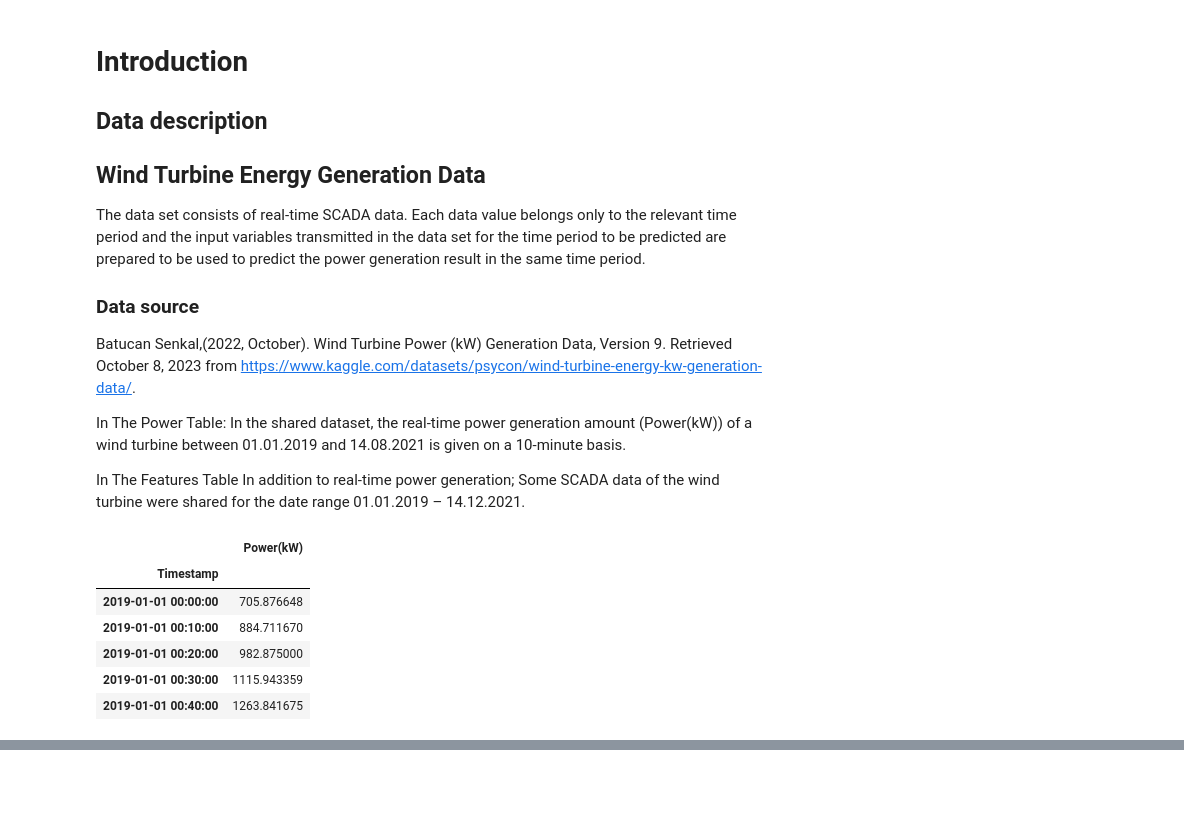
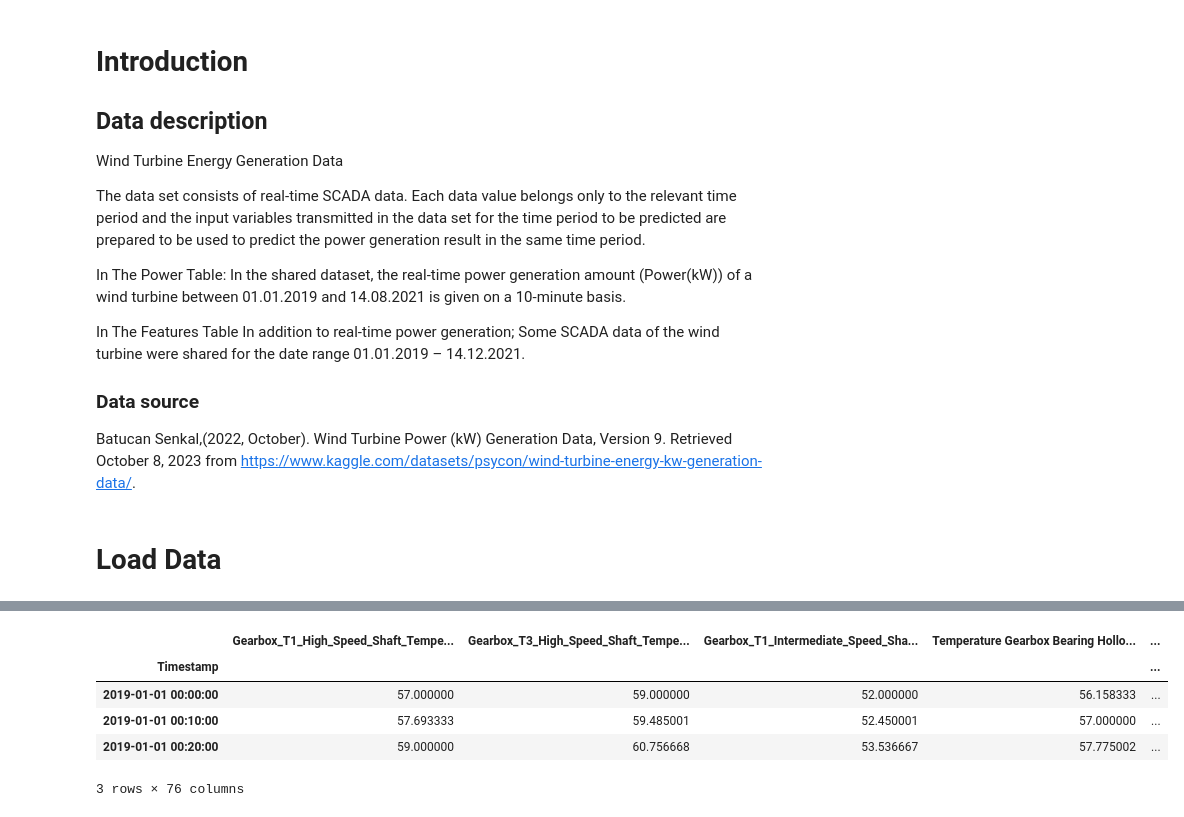
Before and after one commit to arunrajks/time_series_analysis, a Jupyter notebook: wind-turbine-power-forecast.ipynb, the cells around one changed output, grey strips where cells are left out. Saved outputs shown, nothing was run; the diff lists cells and outputs as text; code cells hidden in the pictures; blank space fills up the shorter version.

Commit message:
Kaggle Notebook | Wind_turbine_power_forecast | Version 4

```diff
--- a/wind-turbine-power-forecast.ipynb
+++ b/wind-turbine-power-forecast.ipynb
@@ -1,16 +12,11 @@
 # %% [markdown]
-# Introduction
+# Introduction <a name="introduction"></a>
 
-## Data description
+## Data description <a name="data_description"></a>
 
-## Wind Turbine Energy Generation Data
-
+Wind Turbine Energy Generation Data
 
 The data set consists of real-time SCADA data. Each data value belongs only to the relevant time period and the input variables transmitted in the data set for the time period to be predicted are prepared to be used to predict the power generation result in the same time period.
-
-### Data source
-
-Batucan Senkal,(2022, October). Wind Turbine Power (kW) Generation Data, Version 9. Retrieved October 8, 2023 from https://www.kaggle.com/datasets/psycon/wind-turbine-energy-kw-generation-data/.
 
 
 In The Power Table:
@@ -18,6 +24,10 @@ In the shared dataset, the real-time power generation amount (Power(kW)) of a wi
 
 In The Features Table
 In addition to real-time power generation; Some SCADA data of the wind turbine were shared for the date range 01.01.2019 – 14.12.2021.
+
+### Data source <a name="data_source"></a>
+
+Batucan Senkal,(2022, October). Wind Turbine Power (kW) Generation Data, Version 9. Retrieved October 8, 2023 from https://www.kaggle.com/datasets/psycon/wind-turbine-energy-kw-generation-data/.
 # %%
 import numpy as np
 import pandas as pd
@@ -26,15 +39,2 @@ from prophet import Prophet
 import warnings
 warnings.filterwarnings('ignore')
-# %%
-df=pd.read_csv('/kaggle/input/wind-turbine-energy-kw-generation-data/power.csv')
-df.head()
-df.set_index('Timestamp',inplace=True)
-df.head()
-# %% [output]
-|  | Power(kW) |
-| Timestamp |  |
-| 2019-01-01 00:00:00 | 705.876648 |
-| 2019-01-01 00:10:00 | 884.711670 |
-| 2019-01-01 00:20:00 | 982.875000 |
-| 2019-01-01 00:30:00 | 1115.943359 |
-| 2019-01-01 00:40:00 | 1263.841675 |
@@ -42,0 +41,15 @@ create
+# %% [markdown]
+# Load Data
+# %%
+# loading the power data and converting the timestamp as index
+df_power=pd.read_csv('/kaggle/input/wind-turbine-energy-kw-generation-data/power.csv')
+df_power['Timestamp']=pd.to_datetime(df_power['Timestamp'])
+df_power.set_index('Timestamp',inplace=True)
+print(df_power.head(3))
+
+# loading the feature data and split it in to two parts train and test based on the timestamp
+df_feature=pd.read_csv('/kaggle/input/wind-turbine-energy-kw-generation-data/features.csv')
+df_feature['Timestamp']=pd.to_datetime(df_feature['Timestamp'])
+df_feature.set_index('Timestamp',inplace=True)
+df_feature.head(3)
+# %% [output]
@@ -42,0 +61,6 @@ create
+|  | Gearbox_T1_High_Speed_Shaft_Tempe... | Gearbox_T3_High_Speed_Shaft_Tempe... | Gearbox_T1_Intermediate_Speed_Sha... | Temperature Gearbox Bearing Hollo... | ... |
+| Timestamp |  |  |  |  | ... |
+| 2019-01-01 00:00:00 | 57.000000 | 59.000000 | 52.000000 | 56.158333 | ... |
+| 2019-01-01 00:10:00 | 57.693333 | 59.485001 | 52.450001 | 57.000000 | ... |
+| 2019-01-01 00:20:00 | 59.000000 | 60.756668 | 53.536667 | 57.775002 | ... |
+3 rows × 76 columns
```
Also changed, not shown: parts of 8 cells of this notebook.
